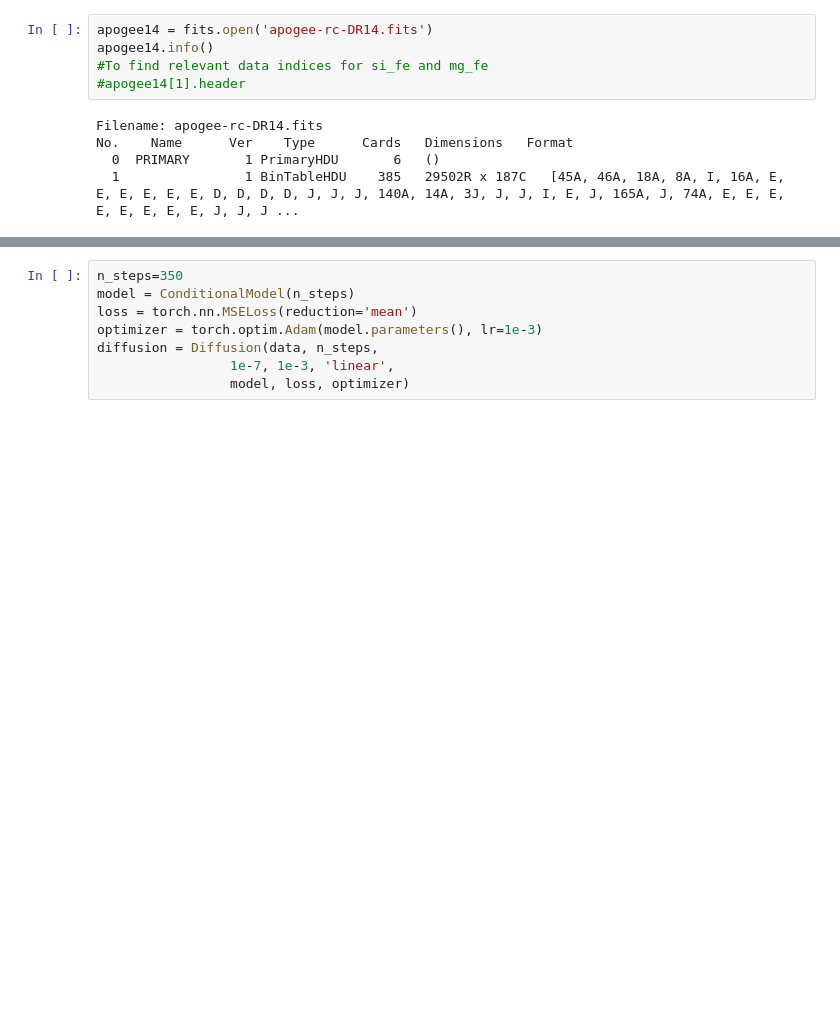
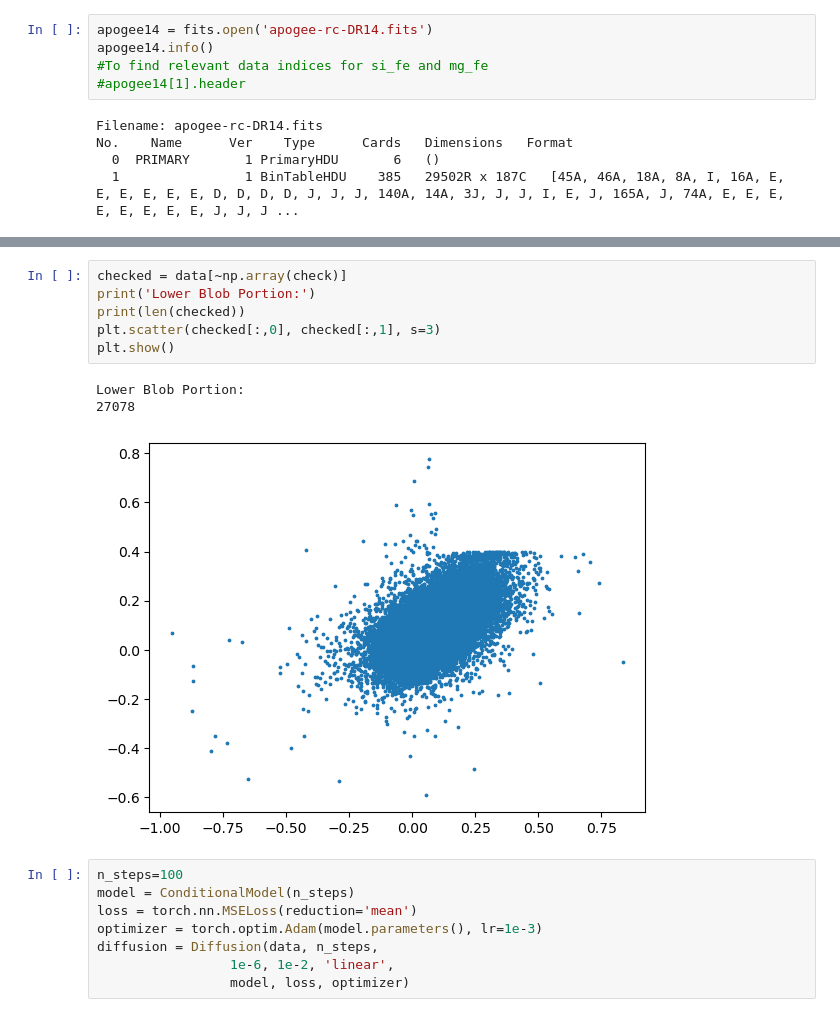
Before and after one commit to KristofPusztai/Probabilistic-Diffusion, a Jupyter notebook: apogee_data.ipynb, the cells around one changed output, grey strips where cells are left out. Saved outputs shown, nothing was run; the diff lists cells and outputs as text; blank space fills up the shorter version.

```diff
--- a/apogee_data.ipynb
+++ b/apogee_data.ipynb
@@ -70,10 +86,20 @@ Done
+# %%
+checked = data[~np.array(check)]
+print('Lower Blob Portion:')
+print(len(checked))
+plt.scatter(checked[:,0], checked[:,1], s=3)
+plt.show()
+# %% [output]
+Lower Blob Portion:
+27078
+[figure, added]
 # %%
-n_steps=350
+n_steps=100
 model = ConditionalModel(n_steps)
 loss = torch.nn.MSELoss(reduction='mean')
 optimizer = torch.optim.Adam(model.parameters(), lr=1e-3)
 diffusion = Diffusion(data, n_steps,
-                 1e-7, 1e-3, 'linear',
+                 1e-6, 1e-2, 'linear',
                  model, loss, optimizer)
 # %%
 noised = diffusion.forward(1, s=0.1)
```
Also changed, not shown: parts of 8 cells of this notebook, 2 other files.
